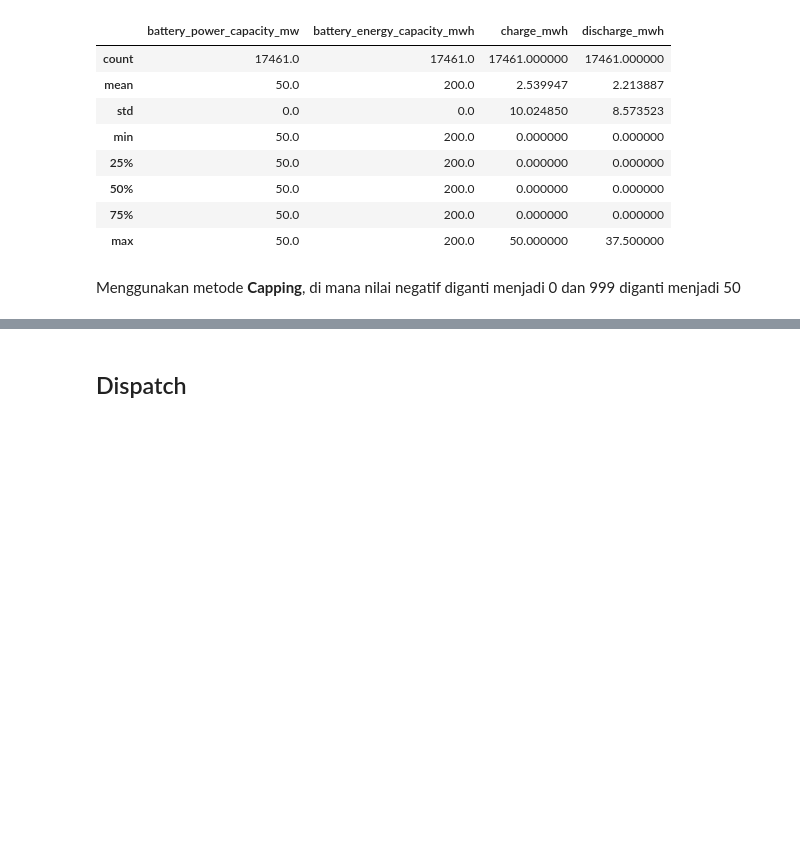
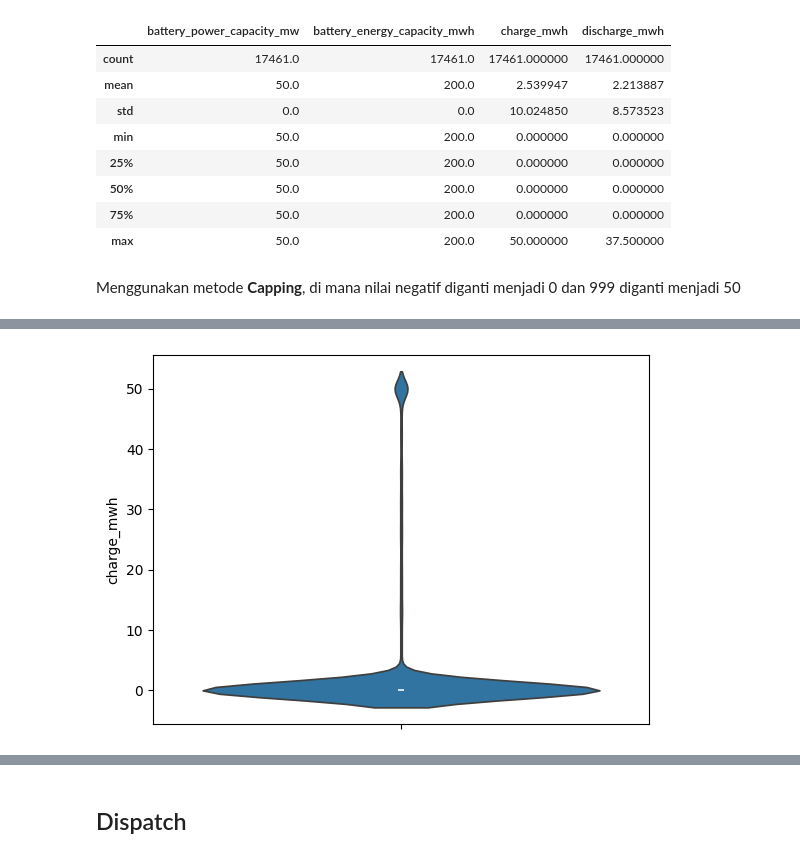
Before and after one commit to sadamhabnawi28/GreenGrid_Energy_Project, a Jupyter notebook: scripts/data_cleaning.ipynb, the cells around one changed output, grey strips where cells are left out. Drawn from its saved outputs; the diff is of its cells as text; code cells hidden in the pictures; blank space fills up the shorter version.

```diff
--- a/scripts/data_cleaning.ipynb
+++ b/scripts/data_cleaning.ipynb
@@ -217,0 +192,5 @@ df_bess.describe()
+# %%
+sns.violinplot(df_bess["charge_mwh"])
+plt.show()
+# %% [output]
+[figure, added]
```
Also changed, not shown: parts of 14 cells of this notebook, 3 other files.
